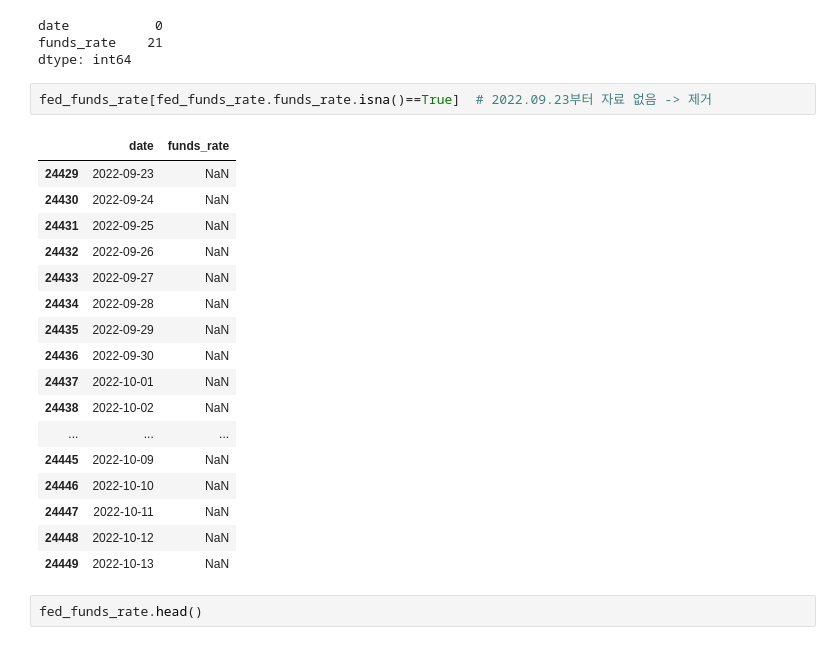
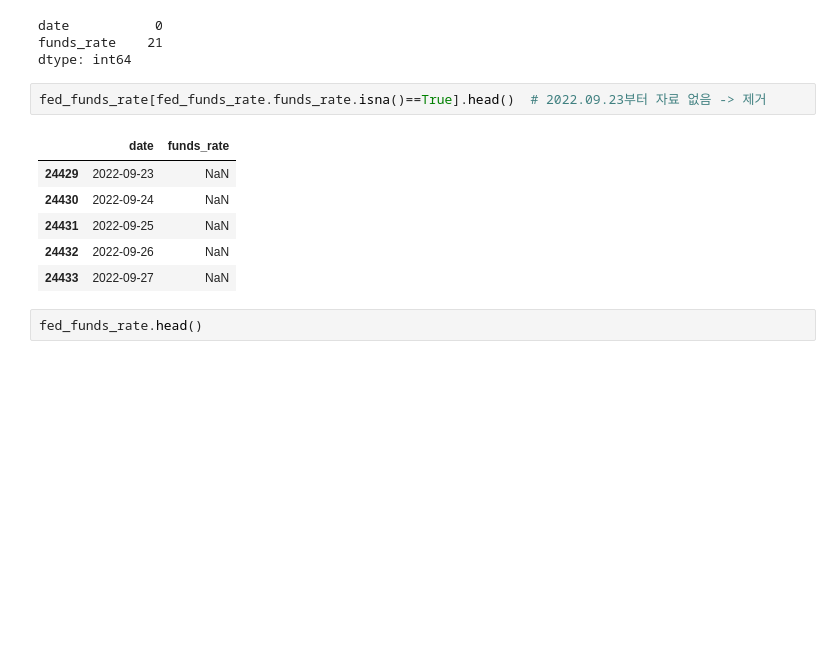
Before and after one commit to nan-park/section2_project, a Jupyter notebook: project_section2.ipynb, the cells around one changed output. Drawn from its saved outputs; the diff is of its cells as text; blank space fills up the shorter version.

```diff
--- a/project_section2.ipynb
+++ b/project_section2.ipynb
@@ -57,25 +57,14 @@ date           0
 funds_rate    21
 dtype: int64
 # %%
-fed_funds_rate[fed_funds_rate.funds_rate.isna()==True]  # 2022.09.23부터 자료 없음 -> 제거
+fed_funds_rate[fed_funds_rate.funds_rate.isna()==True].head()  # 2022.09.23부터 자료 없음 -> 제거
 # %% [output]
 |  | date | funds_rate |
 | 24429 | 2022-09-23 | NaN |
 | 24430 | 2022-09-24 | NaN |
 | 24431 | 2022-09-25 | NaN |
 | 24432 | 2022-09-26 | NaN |
 | 24433 | 2022-09-27 | NaN |
-| 24434 | 2022-09-28 | NaN |
-| 24435 | 2022-09-29 | NaN |
-| 24436 | 2022-09-30 | NaN |
-| 24437 | 2022-10-01 | NaN |
-| 24438 | 2022-10-02 | NaN |
-| ... | ... | ... |
-| 24445 | 2022-10-09 | NaN |
-| 24446 | 2022-10-10 | NaN |
-| 24447 | 2022-10-11 | NaN |
-| 24448 | 2022-10-12 | NaN |
-| 24449 | 2022-10-13 | NaN |
 # %%
 fed_funds_rate.head()
 # %% [output]
```
Also changed, not shown: parts of 13 cells of this notebook.
